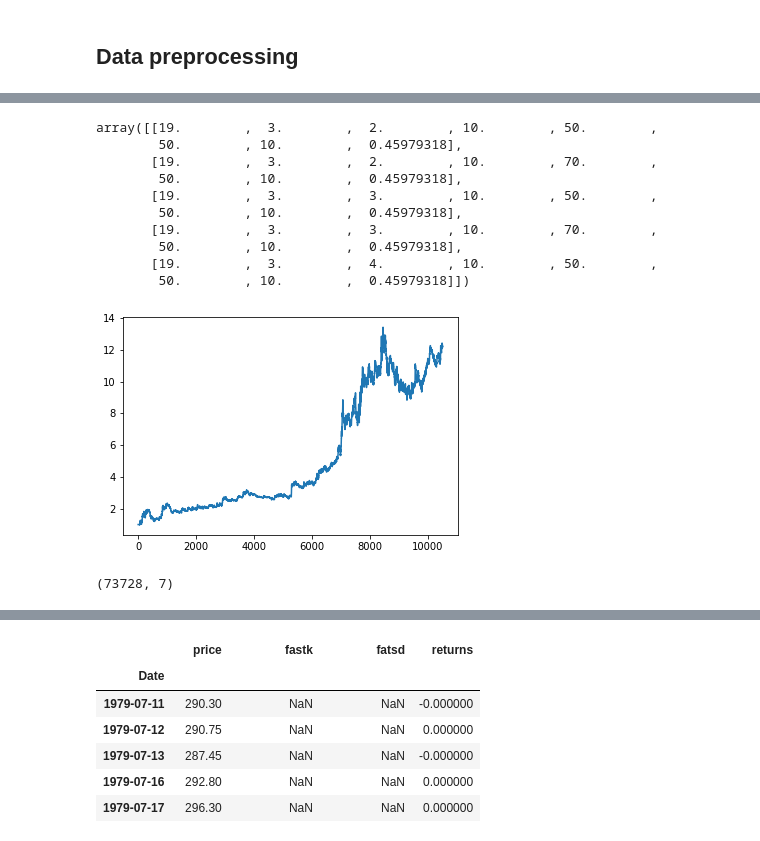
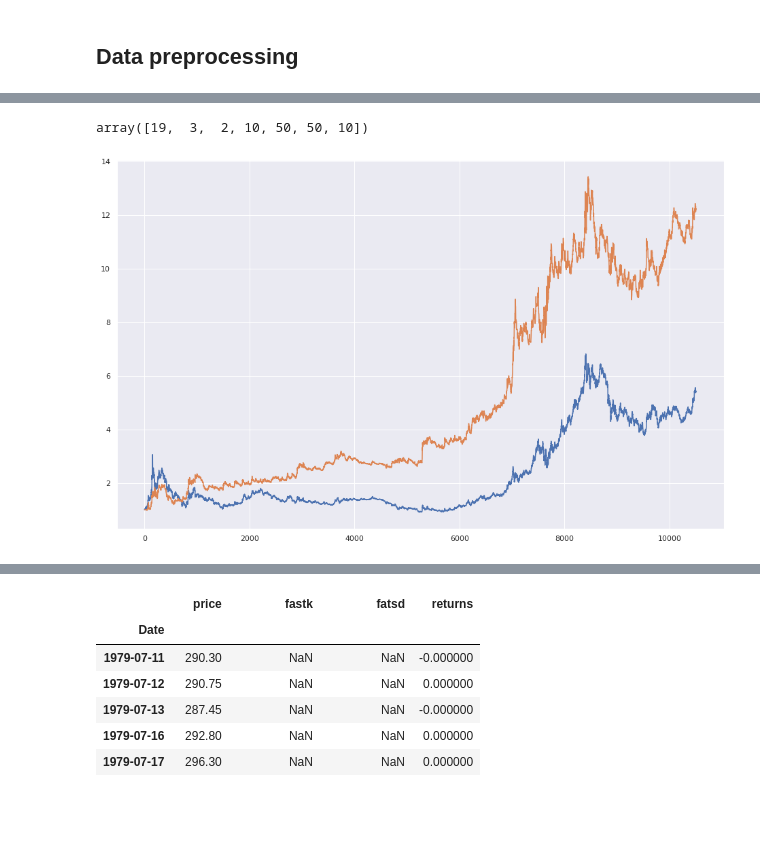
Before and after one commit to jbmoorhouse/gold_returns_predictor, a Jupyter notebook: analysis.ipynb, the cells around one changed output, grey strips where cells are left out. Drawn from its saved outputs; the diff is of its cells as text; code cells hidden in the pictures; blank space fills up the shorter version.

```diff
--- a/analysis.ipynb
+++ b/analysis.ipynb
@@ -173,7 +173,10 @@ X_train, X_valid,  X_test, y_train, y_valid,  y_test = split.transform(X, y)
 
 df = data.loc['1980':'1981', ['price', 'macd', 'macd_macdsignal']]
 # %%
+from column_transformers.alpha_factors import MacdStrategy
 
 X = xau_df_dict['wgc_gold_daily_usd']['price'].copy()
-#macd = MacdStrategy()
-#d = macd.fit_transform(X)
+
+s = MacdStrategy(result = 10)
+s.fit(X)
+s.optimal_parameters
@@ -447,22 +433,9 @@ StochasticRsiStrategy(criterion='sharpe', mavg_min=None, max_fastd=None,
 # %%
-plt.plot(((1 + ind.transform(x, n=2)[:, 3]).cumprod()))
-# plt.plot(((ind.transform(x)[:, 0]/ind.transform(x)[0, 0])))
-# ind.ratio
+plt.plot(((ind.transform(x)[:, 0]/ind.transform(x)[0, 0])))
+plt.plot(((1 + ind.transform(x)[:, 3]).cumprod()))
 
-ind.top_n_strategies
+ind.ratio
+ind.parameters
 # %% [output]
-array([[19.        ,  3.        ,  2.        , 10.        , 50.        ,
-        50.        , 10.        ,  0.45979318],
-       [19.        ,  3.        ,  2.        , 10.        , 70.        ,
-        50.        , 10.        ,  0.45979318],
-       [19.        ,  3.        ,  3.        , 10.        , 50.        ,
-        50.        , 10.        ,  0.45979318],
-       [19.        ,  3.        ,  3.        , 10.        , 70.        ,
-        50.        , 10.        ,  0.45979318],
-       [19.        ,  3.        ,  4.        , 10.        , 50.        ,
-        50.        , 10.        ,  0.45979318]])
+array([19,  3,  2, 10, 50, 50, 10])
-[figure, old version]
+[figure, new version]
-# %%
-ind.parameter_grid.shape
-# %% [output]
-(73728, 7)
```
Also changed, not shown: parts of 8 cells of this notebook, 2 other files.
